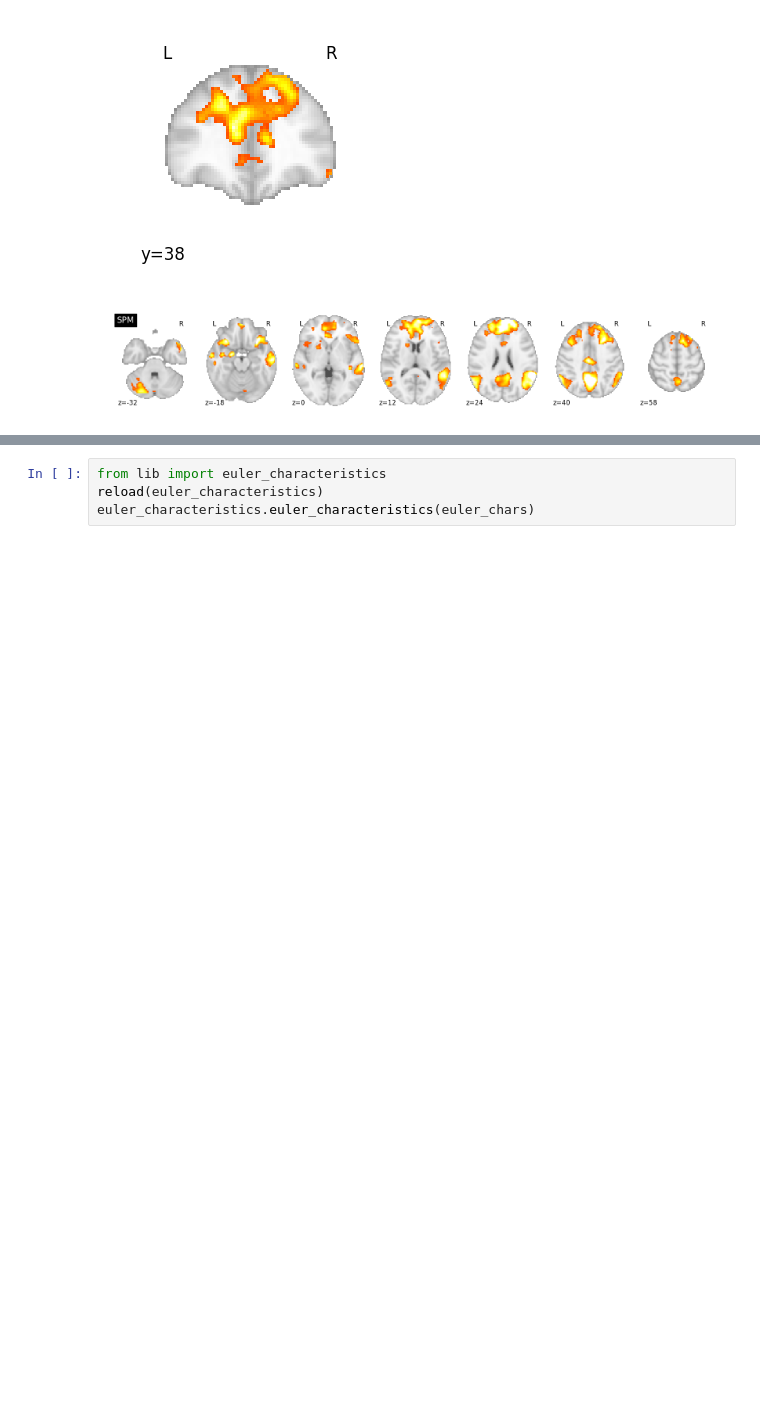
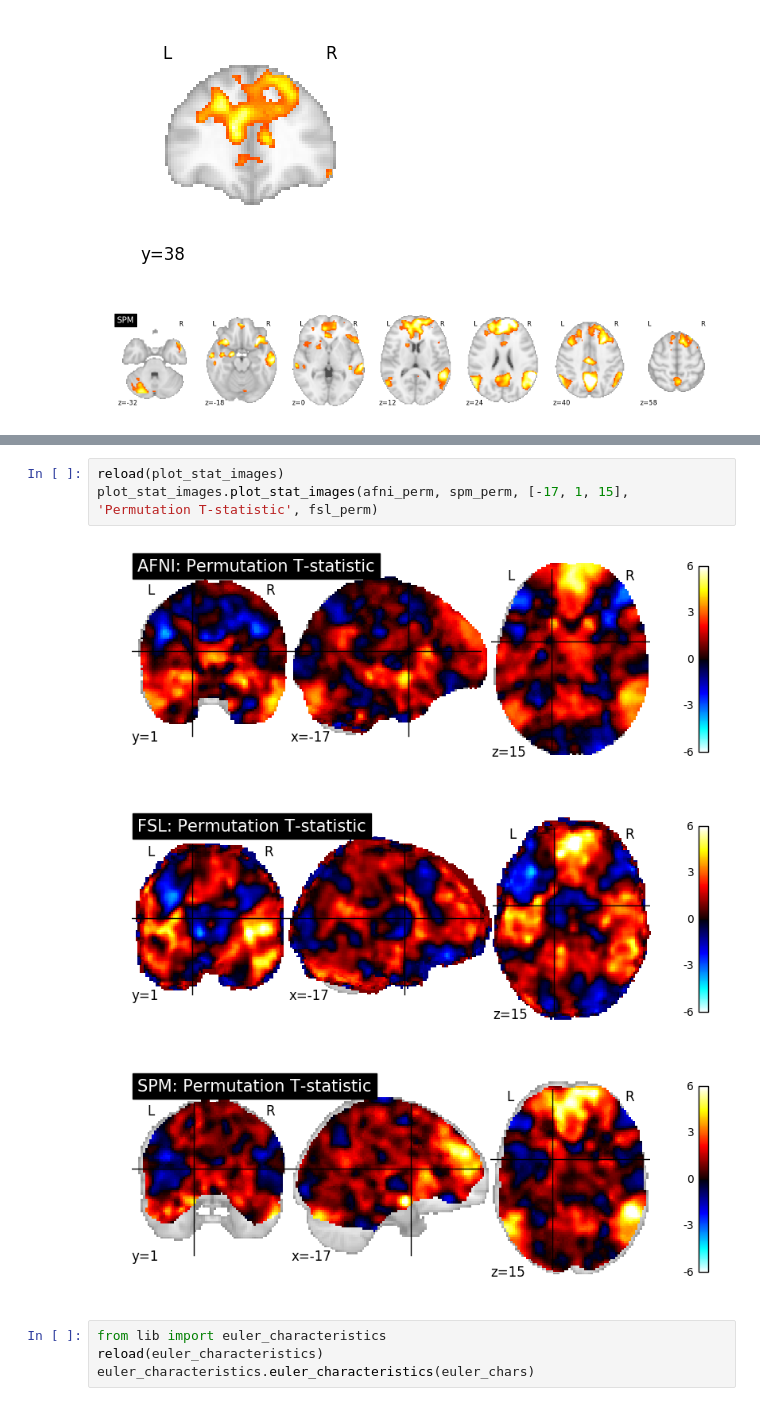
Before and after one commit to NISOx-BDI/Software_Comparison, a Jupyter notebook: ds109_notebook.ipynb, the cells around one changed output, grey strips where cells are left out. Drawn from its saved outputs; the diff is of its cells as text; blank space fills up the shorter version.

```diff
--- a/ds109_notebook.ipynb
+++ b/ds109_notebook.ipynb
@@ -303,6 +322,13 @@ plot_stat_images.plot_stat_images(afni_stat_file, spm_stat_file, [-17, 1, 15], f
 [figure]
 [figure]
 [figure]
+# %%
+reload(plot_stat_images)
+plot_stat_images.plot_stat_images(afni_perm, spm_perm, [-17, 1, 15], 'Permutation T-statistic', fsl_perm)
+# %% [output]
+[figure, added]
+[figure, added]
+[figure, added]
 # %%
 from lib import euler_characteristics
 reload(euler_characteristics)
```
Also changed, not shown: parts of 4 cells of this notebook, 2 other files.
